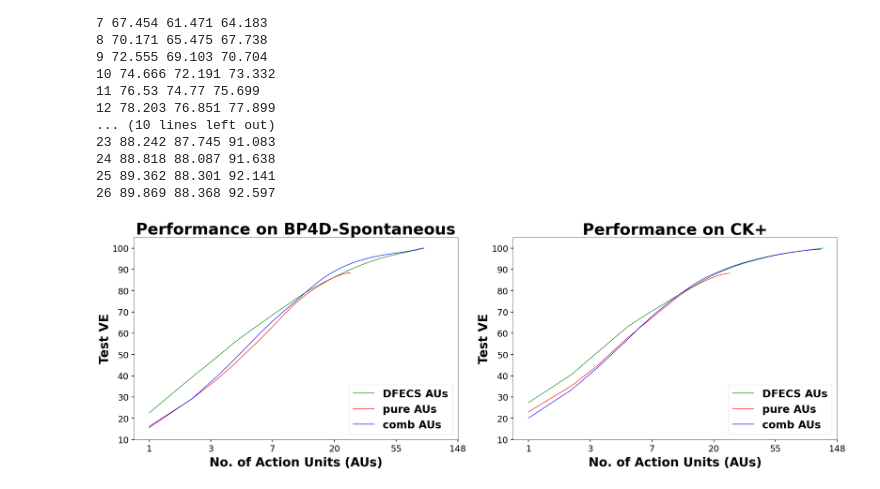
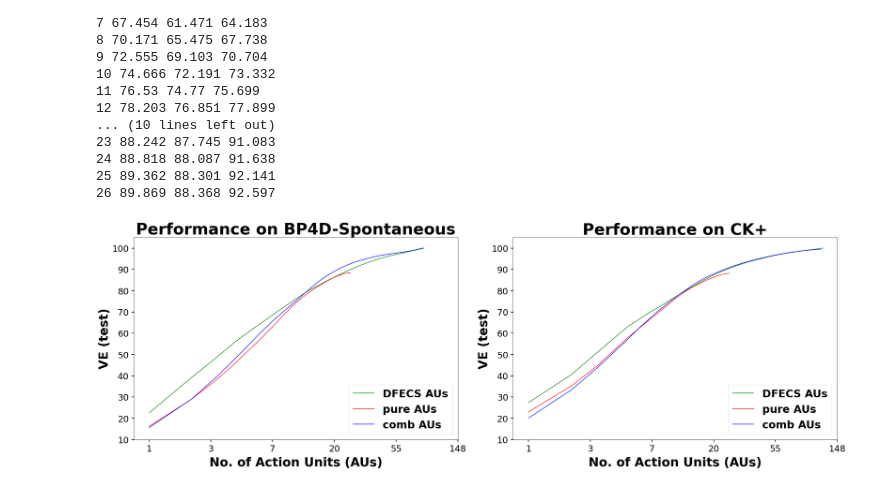
Before and after one commit to Shivansh-ct/PCA-AUs, a Jupyter notebook: PCA_vs_FACS/pca_vs_facs_plot.ipynb, the cells around one changed output. Saved outputs shown, nothing was run; the diff lists cells and outputs as text; code cells hidden in the pictures.

```diff
--- a/PCA_vs_FACS/pca_vs_facs_plot.ipynb
+++ b/PCA_vs_FACS/pca_vs_facs_plot.ipynb
@@ -111,33 +111,33 @@ ax1.plot(x[:combAUs_ck.shape[0]], combAUs_ck, 'b-', color='b', label='comb AUs')
 ax1.set_xlim([-0.25,5])
 ax1.set_title('Performance on CK+',fontsize=45, fontweight='bold')
 ax1.set_xlabel('No. of Action Units (AUs)',fontsize=35, fontweight='bold', labelpad=10)
-ax1.set_ylabel('Test VE', fontsize=35, fontweight='bold')
+ax1.set_ylabel('VE (test)', fontsize=35, fontweight='bold')
 # ax1.set_yticks(fontsize=20, fontweight='bold')
 ax1.tick_params(axis='x', labelsize=25, width=2, length=6, pad=8)
 ax1.tick_params(axis='y', labelsize=25, width=2, length=6, pad=8)
 # ax1.axhline(y=95, color='black', linestyle='--')
 # ax1.annotate('95', xy=(0, 95), xytext=(-10, 5), textcoords='offset points', ha='right', va='bottom', color='red', fontsize=15, fontweight='bold')
 
 ax1.legend(loc='lower right', prop={'weight': 'bold', 'size': 30})
 
 # Create the second plot
 # ax2 = ax1.twinx()
 # ax2.set_xlim([0,120])
 ax2.set_xlim([-0.25,5])
 ax2.xaxis.set_major_formatter(ticker.FuncFormatter(exp_formatter))
 ax2.plot(x[:86], pcaAUs_bp4d[:86], 'b-', color='g', label='DFECS AUs')
 ax2.plot(x[:26], pureAUs_bp4d[:26], 'b-', color='r', label='pure AUs')
 ax2.plot(x[:86], combAUs_bp4d[:86], 'b-', color='b', label='comb AUs')
 ax2.set_title('Performance on BP4D-Spontaneous', fontsize=45, fontweight='bold')
 ax2.set_xlabel('No. of Action Units (AUs)', fontsize=35, fontweight='bold', labelpad=10)
-ax2.set_ylabel('Test VE', fontsize=35, fontweight='bold')
+ax2.set_ylabel('VE (test)', fontsize=35, fontweight='bold')
 ax2.tick_params(axis='x', labelsize=25, width=2, length=6, pad=8)
 ax2.tick_params(axis='y', labelsize=25, width=2, length=6, pad=8)
 ax2.legend(loc='lower right', prop={'weight': 'bold', 'size': 30})
 
 
 # Adjust the layout and save the figure
 fig.tight_layout()
 plt.savefig('../Results/pca_vs_facs_rs17.pdf')
 # %% [output]
-[figure, old version]
+[figure, new version]
```
Also changed, not shown: 2 other files.
